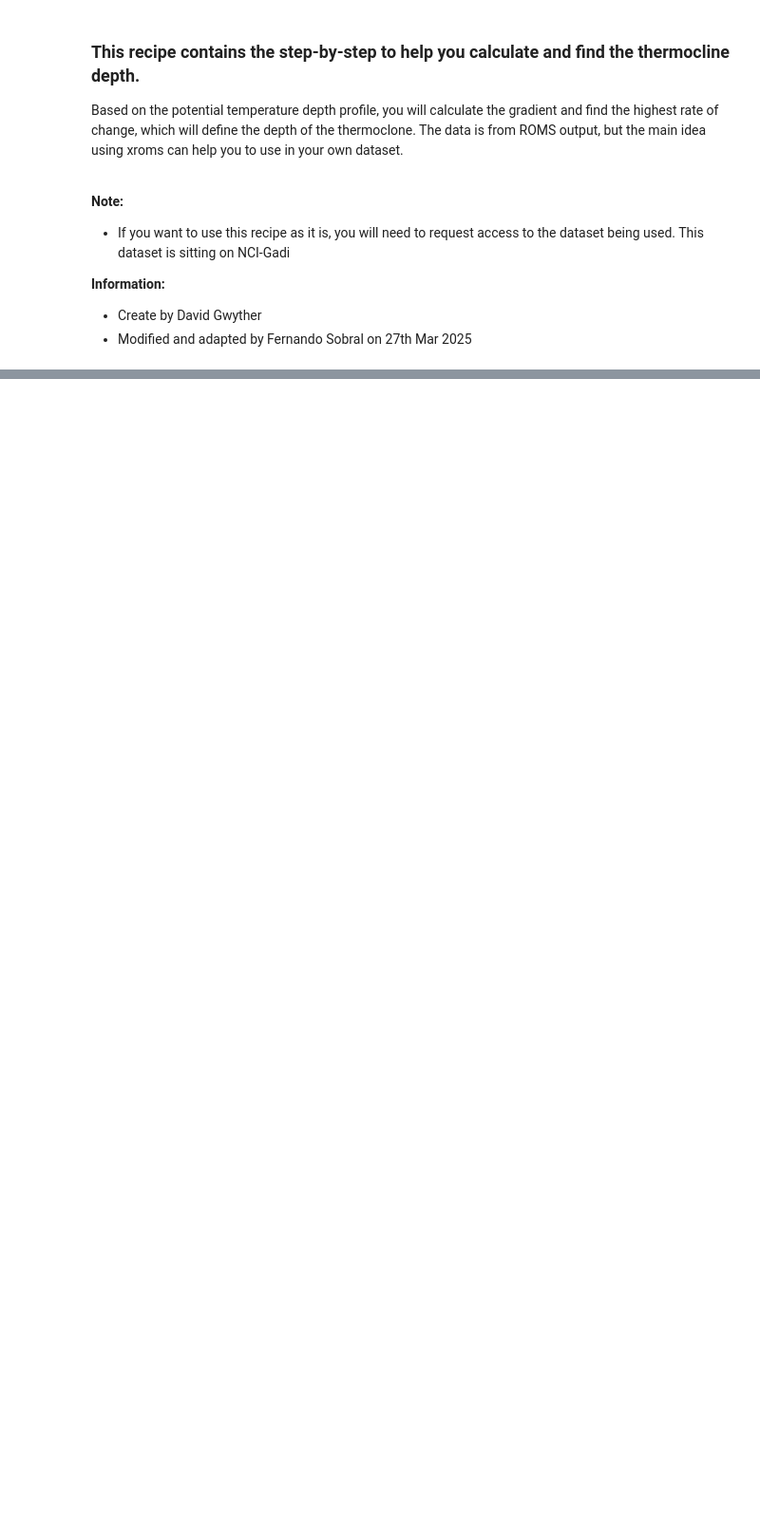
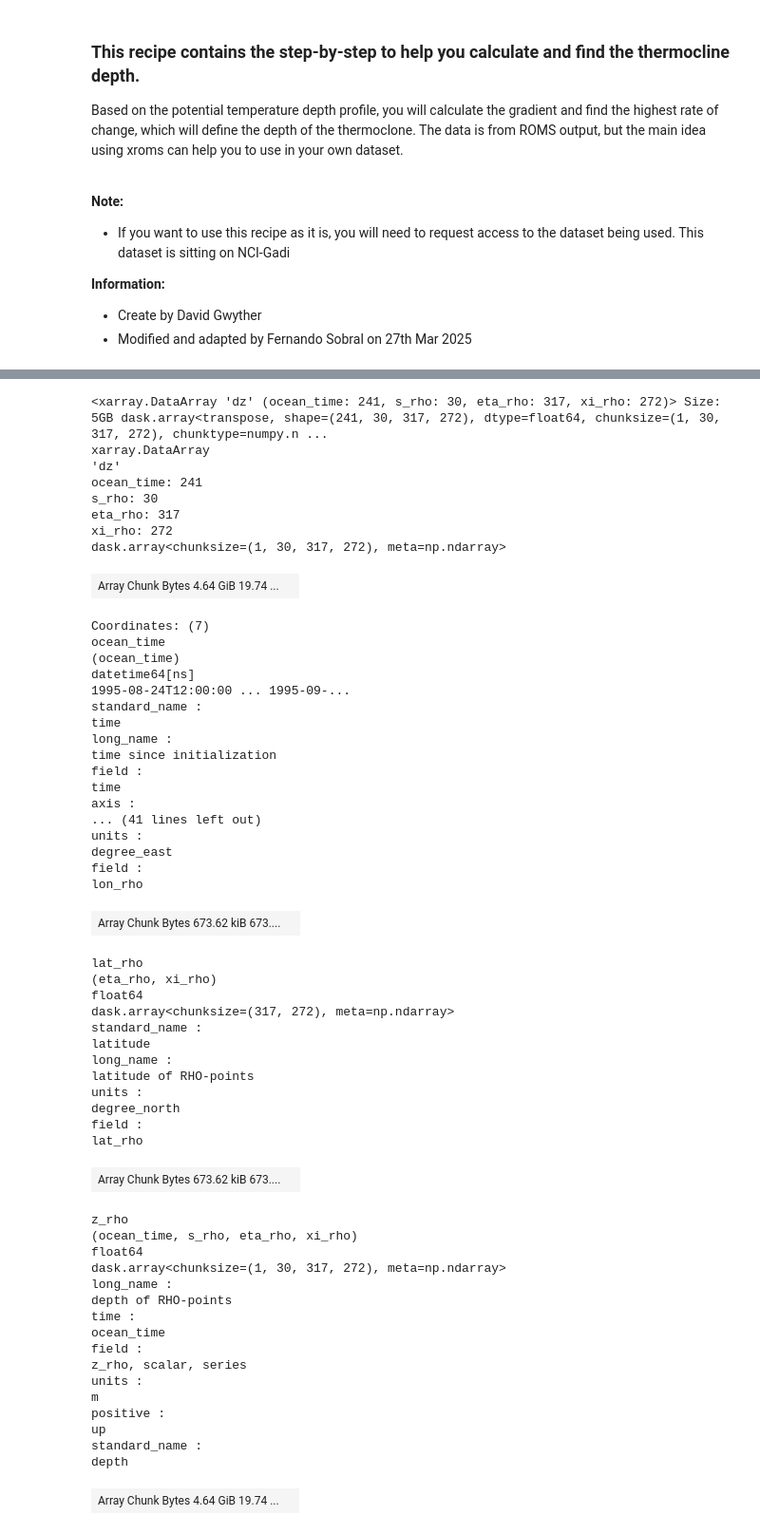
Before and after one commit to ACCESS-Community-Hub/coastal-commons, a Jupyter notebook: recipes/roms/model_thermocline.ipynb, the cells around one changed output, grey strips where cells are left out. Shown at 95% size. Cells and saved outputs as stored; diff of their text form; code cells hidden in the pictures; blank space fills up the shorter version.

```diff
--- a/recipes/roms/model_thermocline.ipynb
+++ b/recipes/roms/model_thermocline.ipynb
@@ -92,0 +93,60 @@ axx.set_xlabel('Vertical Potential temperature Gradient (deg)');
+# %%
+roms.dz
+# %% [output]
+<xarray.DataArray 'dz' (ocean_time: 241, s_rho: 30, eta_rho: 317, xi_rho: 272)> Size: 5GB dask.array<transpose, shape=(241, 30, 317, 272), dtype=float64, chunksize=(1, 30, 317, 272), chunktype=numpy.n ...
+xarray.DataArray
+'dz'
+ocean_time: 241
+s_rho: 30
+eta_rho: 317
+xi_rho: 272
+dask.array<chunksize=(1, 30, 317, 272), meta=np.ndarray>
+| Array Chunk Bytes 4.64 GiB 19.74 ... |  |
+Coordinates: (7)
+ocean_time
+(ocean_time)
+datetime64[ns]
+1995-08-24T12:00:00 ... 1995-09-...
+standard_name :
+time
+long_name :
+time since initialization
+field :
+time
+axis :
+... (41 lines left out)
+units :
+degree_east
+field :
+lon_rho
+| Array Chunk Bytes 673.62 kiB 673.... |  |
+lat_rho
+(eta_rho, xi_rho)
+float64
+dask.array<chunksize=(317, 272), meta=np.ndarray>
+standard_name :
+latitude
+long_name :
+latitude of RHO-points
+units :
+degree_north
+field :
+lat_rho
+| Array Chunk Bytes 673.62 kiB 673.... |  |
+z_rho
+(ocean_time, s_rho, eta_rho, xi_rho)
+float64
+dask.array<chunksize=(1, 30, 317, 272), meta=np.ndarray>
+long_name :
+depth of RHO-points
+time :
+ocean_time
+field :
+z_rho, scalar, series
+units :
+m
+positive :
+up
+standard_name :
+depth
+| Array Chunk Bytes 4.64 GiB 19.74 ... |  |
```
Also changed, not shown: parts of 4 cells of this notebook.
